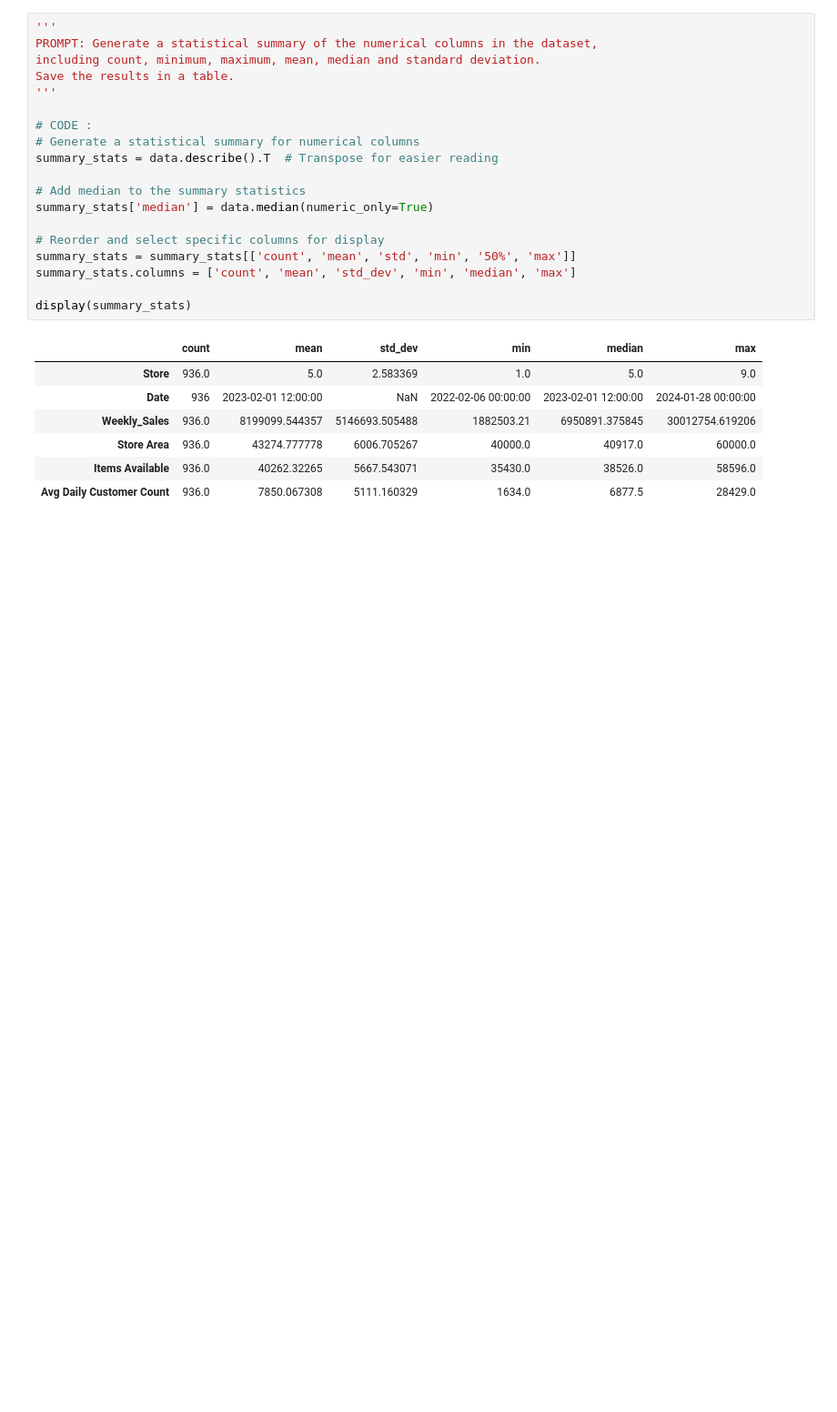
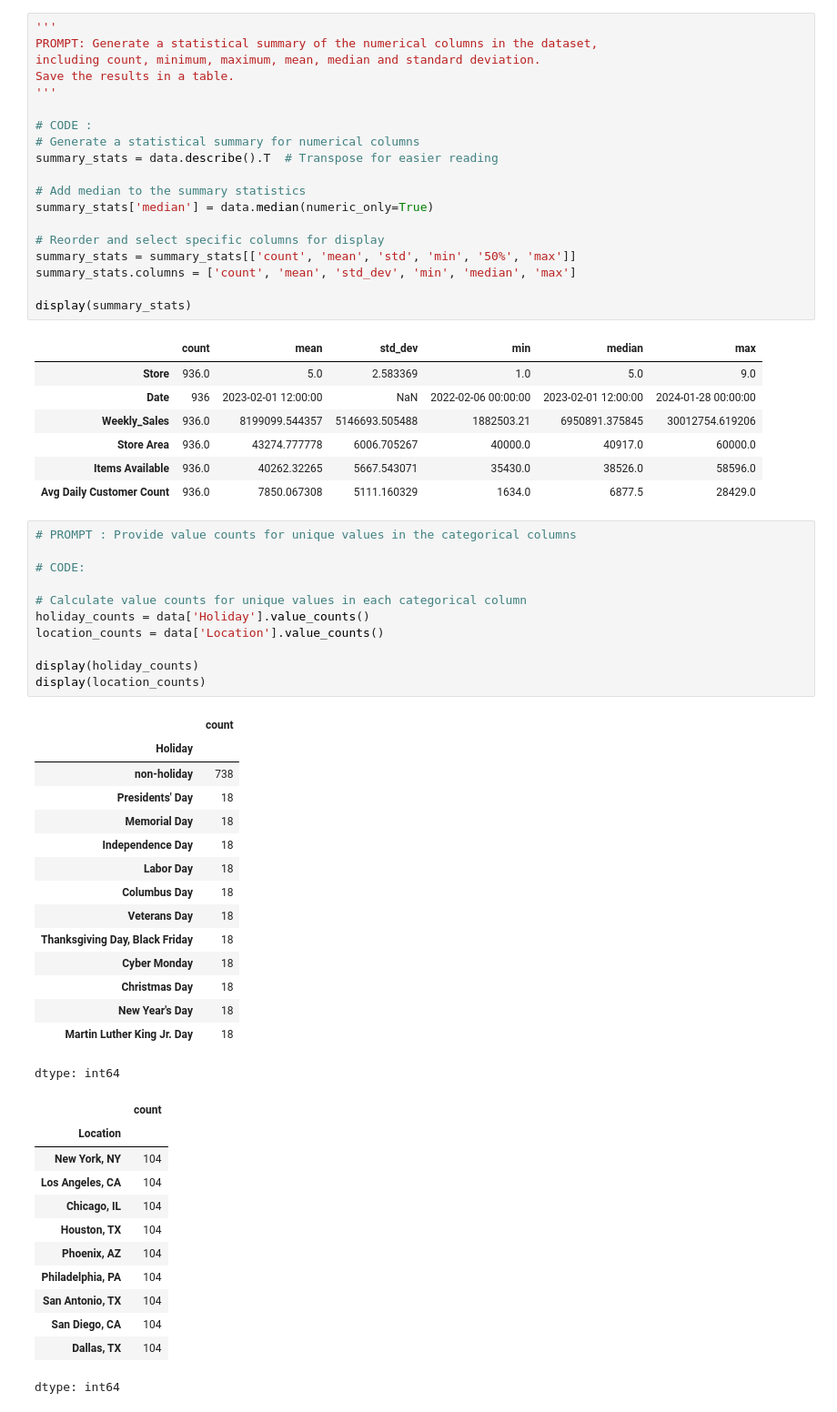
Before and after one commit to saulzmtz/ds, a Jupyter notebook: leaningTower1.ipynb, the cells around one changed output. Shown: that part at 91% size. Saved outputs shown, nothing was run; the diff lists cells and outputs as text; blank space fills up the shorter version.

```diff
--- a/leaningTower1.ipynb
+++ b/leaningTower1.ipynb
@@ -148,3 +148,42 @@ display(summary_stats)
 | Store Area | 936.0 | 43274.777778 | 6006.705267 | 40000.0 | 40917.0 | 60000.0 |
 | Items Available | 936.0 | 40262.32265 | 5667.543071 | 35430.0 | 38526.0 | 58596.0 |
 | Avg Daily Customer Count | 936.0 | 7850.067308 | 5111.160329 | 1634.0 | 6877.5 | 28429.0 |
+# %%
+# PROMPT : Provide value counts for unique values in the categorical columns
+
+# CODE:
+
+# Calculate value counts for unique values in each categorical column
+holiday_counts = data['Holiday'].value_counts()
+location_counts = data['Location'].value_counts()
+
+display(holiday_counts)
+display(location_counts)
+# %% [output]
+|  | count |
+| Holiday |  |
+| non-holiday | 738 |
+| Presidents' Day | 18 |
+| Memorial Day | 18 |
+| Independence Day | 18 |
+| Labor Day | 18 |
+| Columbus Day | 18 |
+| Veterans Day | 18 |
+| Thanksgiving Day, Black Friday | 18 |
+| Cyber Monday | 18 |
+| Christmas Day | 18 |
+| New Year's Day | 18 |
+| Martin Luther King Jr. Day | 18 |
+dtype: int64
+|  | count |
+| Location |  |
+| New York, NY | 104 |
+| Los Angeles, CA | 104 |
+| Chicago, IL | 104 |
+| Houston, TX | 104 |
+| Phoenix, AZ | 104 |
+| Philadelphia, PA | 104 |
+| San Antonio, TX | 104 |
+| San Diego, CA | 104 |
+| Dallas, TX | 104 |
+dtype: int64
```
Also changed, not shown: parts of 1 cell of this notebook.
